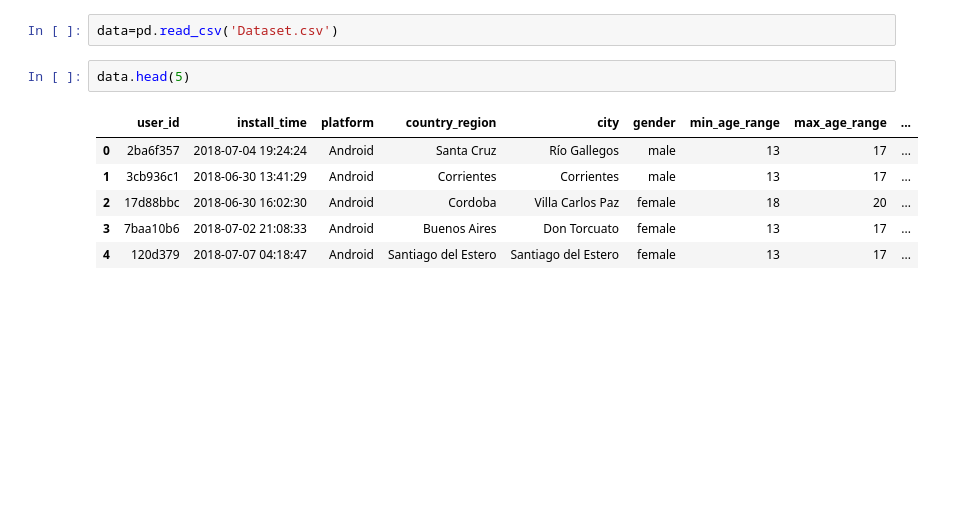
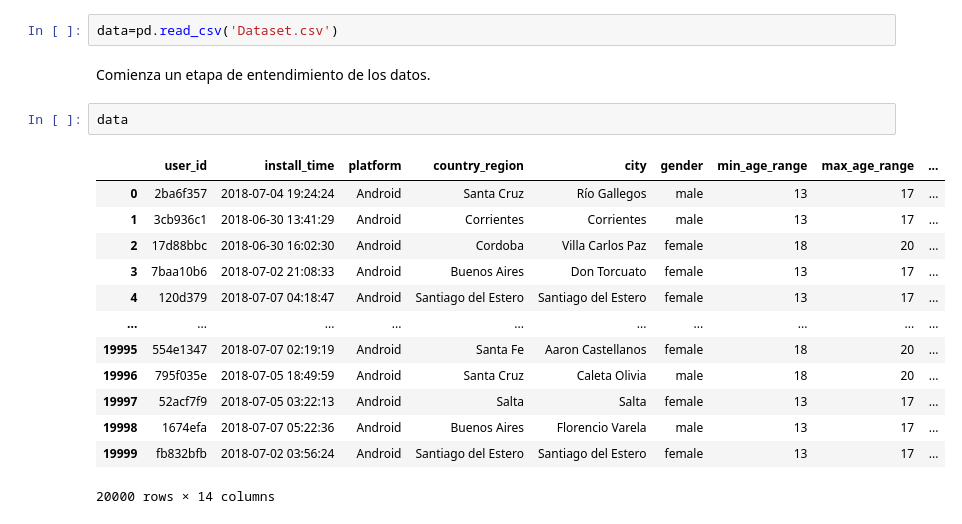
Before and after one commit to nicosposaro/etermax_challenge, a Jupyter notebook: etermax.ipynb, the cells around one changed output. Saved outputs shown, nothing was run; the diff lists cells and outputs as text; blank space fills up the shorter version.

```diff
--- a/etermax.ipynb
+++ b/etermax.ipynb
@@ -4,12 +11,21 @@
 import pandas as pd
 # %%
 data=pd.read_csv('Dataset.csv')
+# %% [markdown]
+Comienza un etapa de entendimiento de los datos.
 # %%
-data.head(5)
+data
 # %% [output]
 |  | user_id | install_time | platform | country_region | city | gender | min_age_range | max_age_range | ... |
 | 0 | 2ba6f357 | 2018-07-04 19:24:24 | Android | Santa Cruz | Río Gallegos | male | 13 | 17 | ... |
 | 1 | 3cb936c1 | 2018-06-30 13:41:29 | Android | Corrientes | Corrientes | male | 13 | 17 | ... |
 | 2 | 17d88bbc | 2018-06-30 16:02:30 | Android | Cordoba | Villa Carlos Paz | female | 18 | 20 | ... |
 | 3 | 7baa10b6 | 2018-07-02 21:08:33 | Android | Buenos Aires | Don Torcuato | female | 13 | 17 | ... |
 | 4 | 120d379 | 2018-07-07 04:18:47 | Android | Santiago del Estero | Santiago del Estero | female | 13 | 17 | ... |
+| ... | ... | ... | ... | ... | ... | ... | ... | ... | ... |
+| 19995 | 554e1347 | 2018-07-07 02:19:19 | Android | Santa Fe | Aaron Castellanos | female | 18 | 20 | ... |
+| 19996 | 795f035e | 2018-07-05 18:49:59 | Android | Santa Cruz | Caleta Olivia | male | 18 | 20 | ... |
+| 19997 | 52acf7f9 | 2018-07-05 03:22:13 | Android | Salta | Salta | female | 13 | 17 | ... |
+| 19998 | 1674efa | 2018-07-07 05:22:36 | Android | Buenos Aires | Florencio Varela | male | 13 | 17 | ... |
+| 19999 | fb832bfb | 2018-07-02 03:56:24 | Android | Santiago del Estero | Santiago del Estero | female | 13 | 17 | ... |
+20000 rows × 14 columns
```
Also changed, not shown: parts of 23 cells of this notebook.
